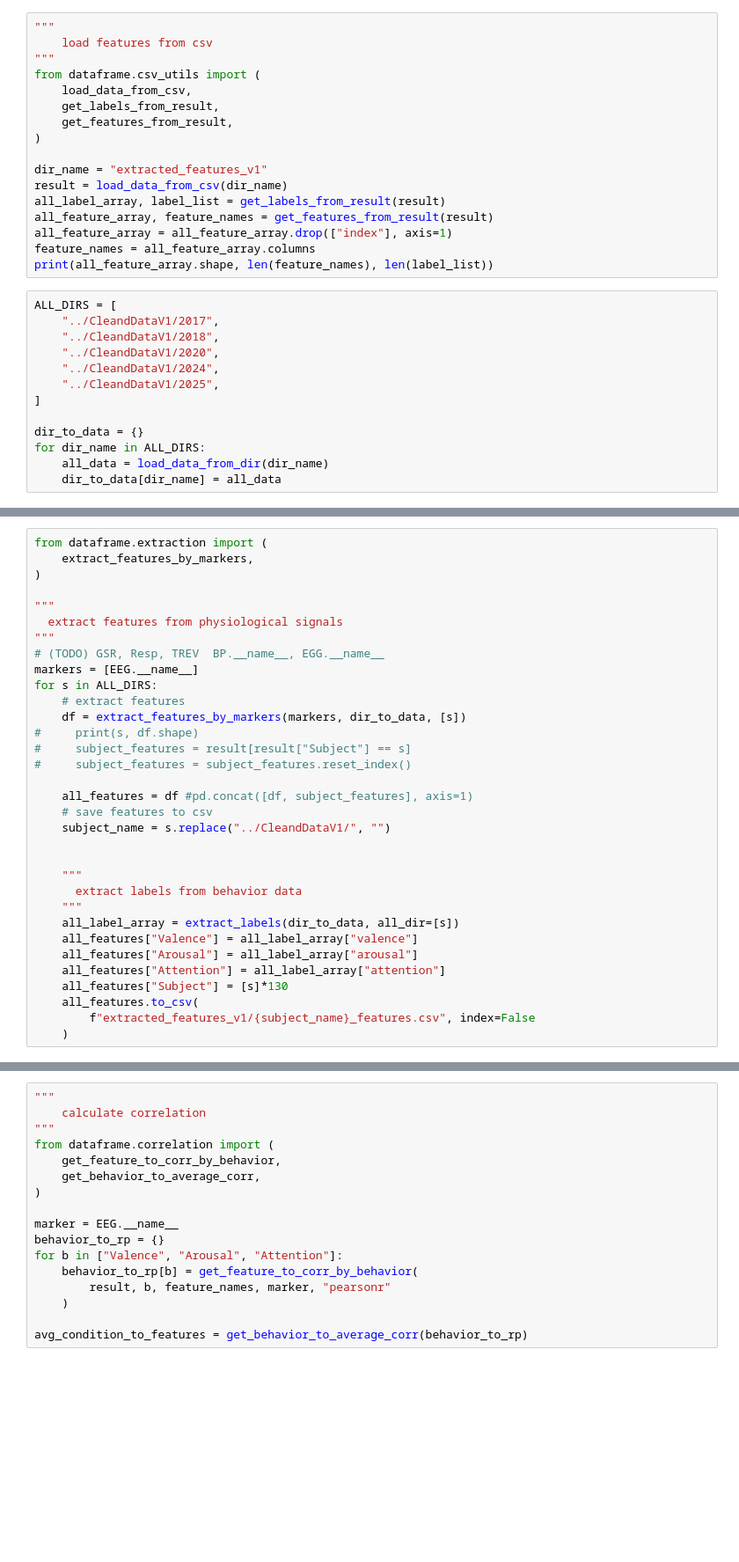
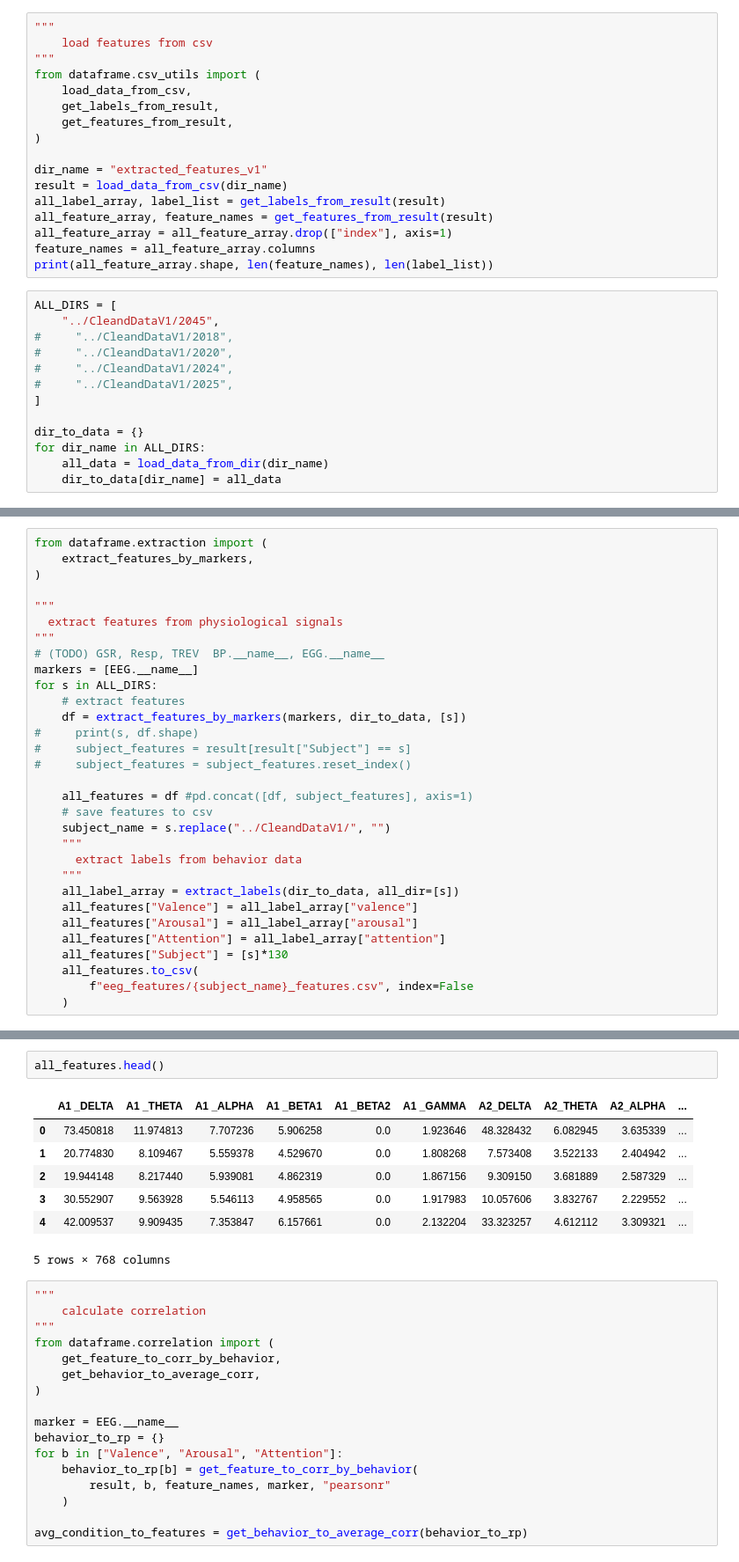
Before and after one commit to ti55987/MM_UCSF, a Jupyter notebook: analysis/analysis_notebook.ipynb, the cells around one changed output, grey strips where cells are left out. Shown: that part at 88% size. Drawn from its saved outputs; the diff is of its cells as text; blank space fills up the shorter version.

```diff
--- a/analysis/analysis_notebook.ipynb
+++ b/analysis/analysis_notebook.ipynb
@@ -57,11 +57,11 @@ feature_names = all_feature_array.columns
 print(all_feature_array.shape, len(feature_names), len(label_list))
 # %%
 ALL_DIRS = [
-    "../CleandDataV1/2017",
-    "../CleandDataV1/2018",
-    "../CleandDataV1/2020",
-    "../CleandDataV1/2024",
-    "../CleandDataV1/2025",
+    "../CleandDataV1/2045",
+#     "../CleandDataV1/2018",
+#     "../CleandDataV1/2020",
+#     "../CleandDataV1/2024",
+#     "../CleandDataV1/2025",
 ]
 
 dir_to_data = {}
@@ -88,8 +90,6 @@ for s in ALL_DIRS:
     all_features = df #pd.concat([df, subject_features], axis=1)
     # save features to csv
     subject_name = s.replace("../CleandDataV1/", "")
-
-
     """
       extract labels from behavior data
     """
@@ -99,5 +99,5 @@ for s in ALL_DIRS:
     all_features["Attention"] = all_label_array["attention"]
     all_features["Subject"] = [s]*130
     all_features.to_csv(
-        f"extracted_features_v1/{subject_name}_features.csv", index=False
+        f"eeg_features/{subject_name}_features.csv", index=False
     )
@@ -104,3 +116,13 @@ for s in ALL_DIRS:
+# %%
+all_features.head()
+# %% [output]
+|  | A1 _DELTA | A1 _THETA | A1 _ALPHA | A1 _BETA1 | A1 _BETA2 | A1 _GAMMA | A2_DELTA | A2_THETA | A2_ALPHA | ... |
+| 0 | 73.450818 | 11.974813 | 7.707236 | 5.906258 | 0.0 | 1.923646 | 48.328432 | 6.082945 | 3.635339 | ... |
+| 1 | 20.774830 | 8.109467 | 5.559378 | 4.529670 | 0.0 | 1.808268 | 7.573408 | 3.522133 | 2.404942 | ... |
+| 2 | 19.944148 | 8.217440 | 5.939081 | 4.862319 | 0.0 | 1.867156 | 9.309150 | 3.681889 | 2.587329 | ... |
+| 3 | 30.552907 | 9.563928 | 5.546113 | 4.958565 | 0.0 | 1.917983 | 10.057606 | 3.832767 | 2.229552 | ... |
+| 4 | 42.009537 | 9.909435 | 7.353847 | 6.157661 | 0.0 | 2.132204 | 33.323257 | 4.612112 | 3.309321 | ... |
+5 rows × 768 columns
 # %%
 """
     calculate correlation
```
Also changed, not shown: parts of 3 cells of this notebook, 5 other files.
